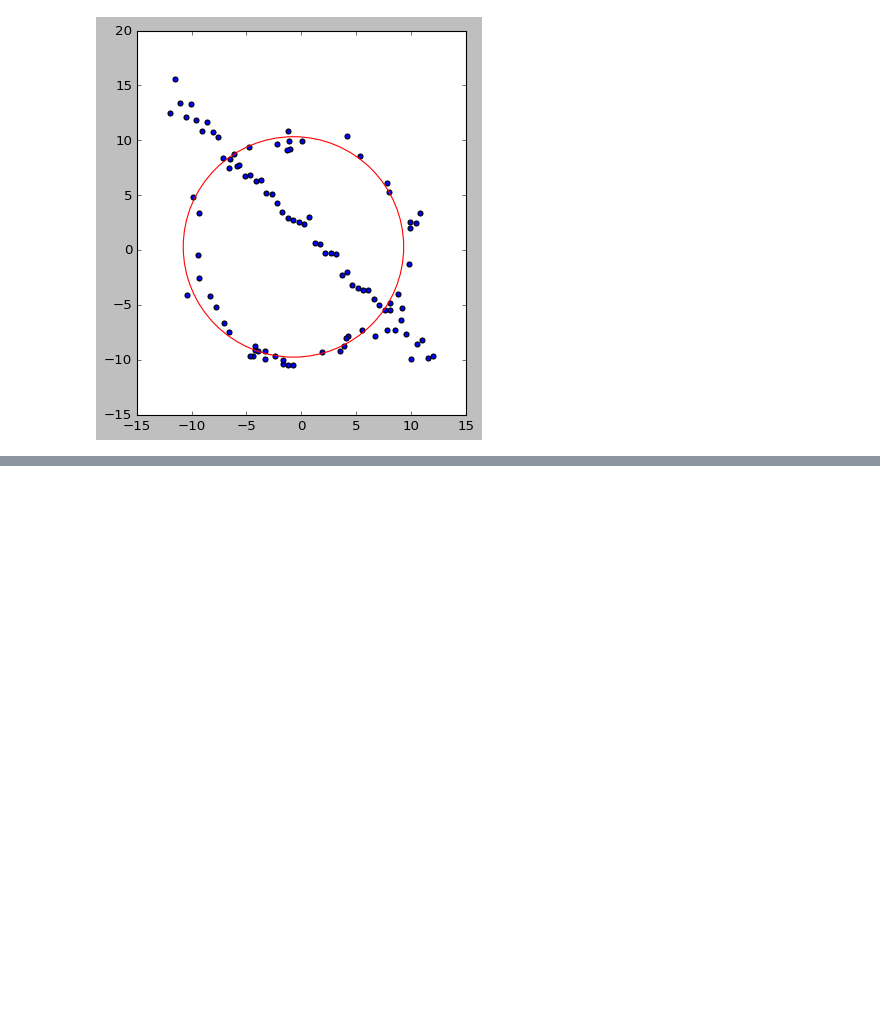
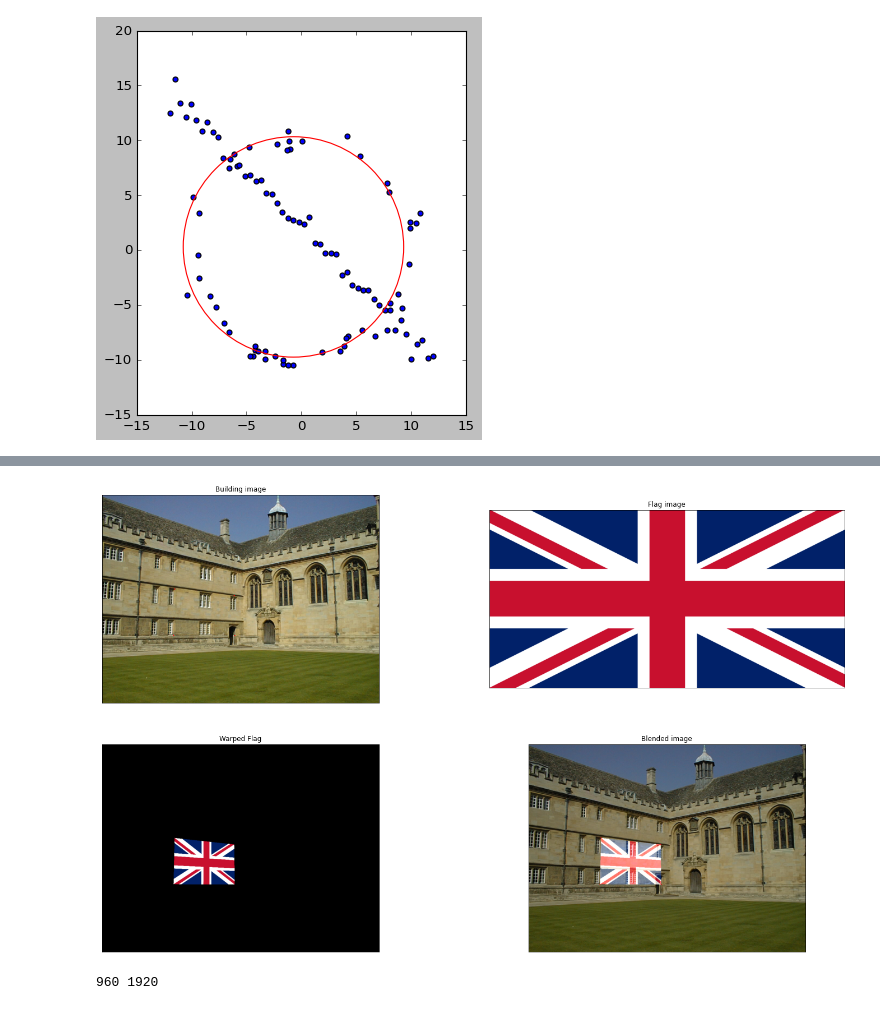
Before and after one commit to Uvin99/EN2550_Assignment2, a Jupyter notebook: Assignment2.ipynb, the cells around one changed output, grey strips where cells are left out. Cells and saved outputs as stored; diff of their text form; code cells hidden in the pictures; blank space fills up the shorter version.

```diff
--- a/Assignment2.ipynb
+++ b/Assignment2.ipynb
@@ -238,0 +343,62 @@ def bestRANSAC(ran):
+# %%
+def mouseClickedPoints(img):
+    while True:
+        for i in range(0, 4):
+            # show a circled on clicked points
+            cv.circle(img, (selectedPoints[i][0], selectedPoints[i][1]), 2, (0, 0, 255), cv.FILLED)
+
+        if count==4:
+            cv.destroyAllWindows()
+            break
+
+        # showing the image
+        cv.imshow('image', img)
+        cv.setMouseCallback('image', getCoordinates)
+        cv.waitKey(1)
+# %%
+architectural_img = cv.imread('001.jpg')
+assert architectural_img is not None
+flag = cv.imread('flag.png')
+assert flag is not None
+
+selectedPoints = np.array([(0,0),(0,0),(0,0),(0,0)])
+count = 0
+mouseClickedPoints(architectural_img)
+
+architectural_img = cv.cvtColor(architectural_img, cv.COLOR_BGR2RGB)
+flag = cv.cvtColor(flag, cv.COLOR_BGR2RGB)
+
+flag_points = np.array([(0, 0), (flag.shape[1], 0), (flag.shape[1], flag.shape[0]), (0, flag.shape[0])])   # corner points of the flag
+
+h, status = cv.findHomography(flag_points, selectedPoints)              # homography
+output_img = cv.warpPerspective(flag, h, (architectural_img.shape[1], architectural_img.shape[0]))        # warping flag image into building image
+blend_img = cv.addWeighted(architectural_img, 0.8, output_img, 0.8, 0)           # blending flag image into building image
+
+fig, ax = plt.subplots(2, 2, figsize=(25, 15))
+ax[0][0].imshow(architectural_img)
+ax[0][0].set_xticks([])
+ax[0][0].set_yticks([])
+ax[0][0].set_title('Building image')
+
+ax[0][1].imshow(flag)
+ax[0][1].set_xticks([])
+ax[0][1].set_yticks([])
+ax[0][1].set_title('Flag image')
+
+ax[1][0].imshow(output_img)
+ax[1][0].set_xticks([])
+ax[1][0].set_yticks([])
+ax[1][0].set_title('Warped Flag')
+
+ax[1][1].imshow(blend_img)
+ax[1][1].set_xticks([])
+ax[1][1].set_yticks([])
+ax[1][1].set_title('Blended image')
+
+plt.show()
+# %% [output]
+[figure, added]
+# %%
+print(flag.shape[0],flag.shape[1])
+# %% [output]
+960 1920
```
Also changed, not shown: parts of 5 cells of this notebook.
